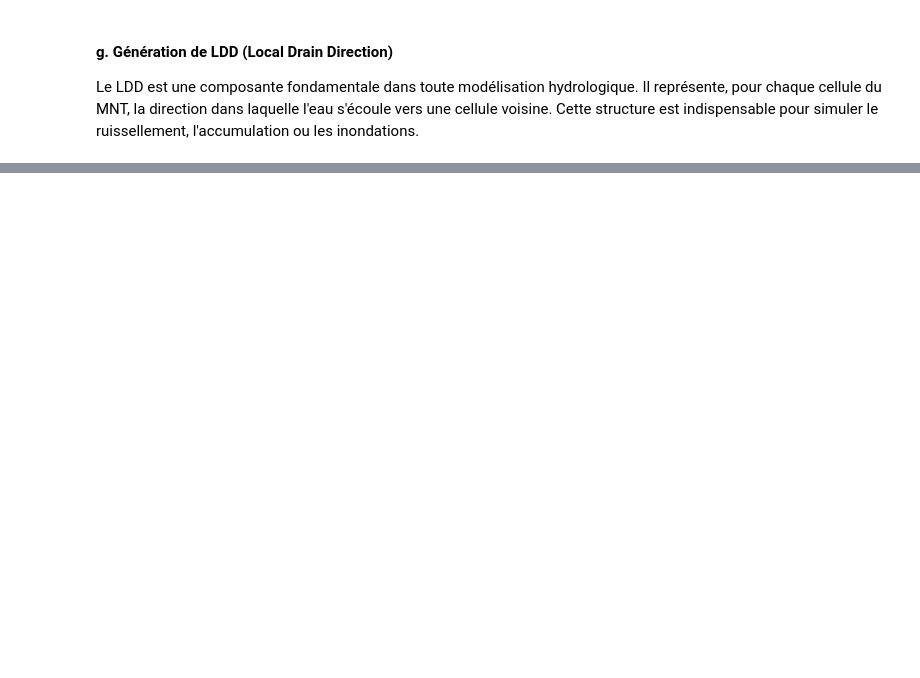
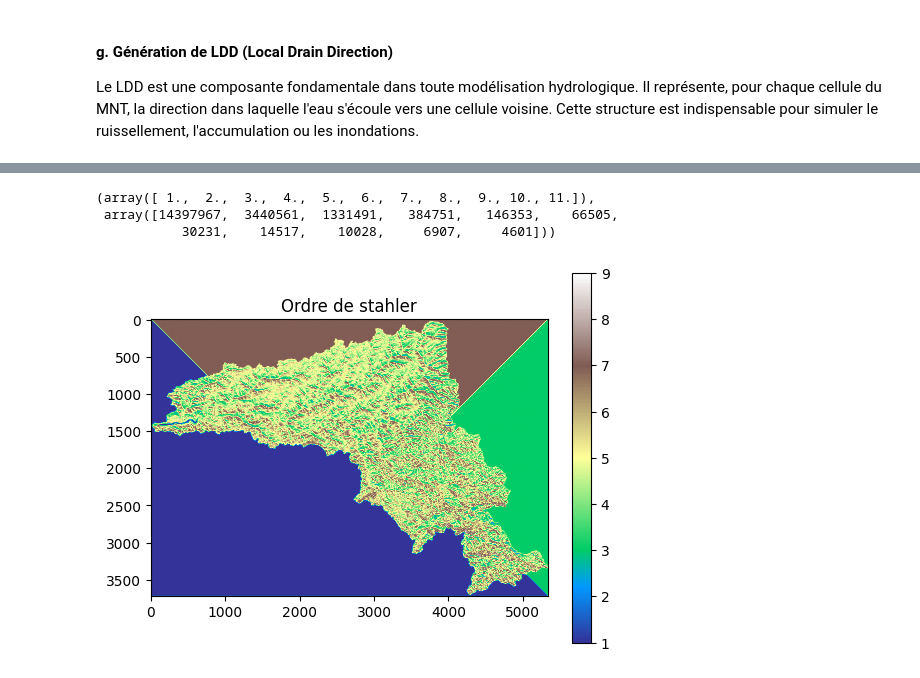
Before and after one commit to lamineniang10/hydrologie, a Jupyter notebook: simulation_inondation_bassin_gambie.ipynb, the cells around one changed output, grey strips where cells are left out. Cells and saved outputs as stored; diff of their text form; code cells hidden in the pictures; blank space fills up the shorter version.

```diff
--- a/simulation_inondation_bassin_gambie.ipynb
+++ b/simulation_inondation_bassin_gambie.ipynb
@@ -386,0 +375,4 @@ dir(dem)
+# %%
+# Utlisation de l'ordre de Strahler sur notre réseau de drainage
+ldd = pcr.readmap('Data/PCRaster_files/ldd.map')
+stream_delineation(ldd)
@@ -386,0 +410,13 @@ dir(dem)
+# %%
+def pcrasterNumpy(dataset):
+    pcr.report(dataset, 'tmp.map')
+    dataset = pcr.readmap('tmp.map')
+    rows = pcr.clone().nrRows()
+    cols = pcr.clone().nrCols()
+    dataset_array = np.zeros((rows, cols))
+    for row in range(rows):
+        for col in range(cols):
+            dataset_array[row, col] = pcr.cellvalue(dataset, row + 1, col + 1)[0]
+    return dataset_array
+array = pcrasterNumpy(ldd)
+array
@@ -386,0 +431,14 @@ dir(dem)
+# %%
+values, counts = np.unique(array, return_counts=True)
+values, counts
+# %% [output]
+(array([ 1.,  2.,  3.,  4.,  5.,  6.,  7.,  8.,  9., 10., 11.]),
+ array([14397967,  3440561,  1331491,   384751,   146353,    66505,
+           30231,    14517,    10028,     6907,     4601]))
+# %%
+plt.imshow(array, cmap='terrain')
+plt.colorbar()
+plt.title("Ordre de stahler")
+plt.show()
+# %% [output]
+[figure, added]
```
Also changed, not shown: parts of 30 cells of this notebook.
